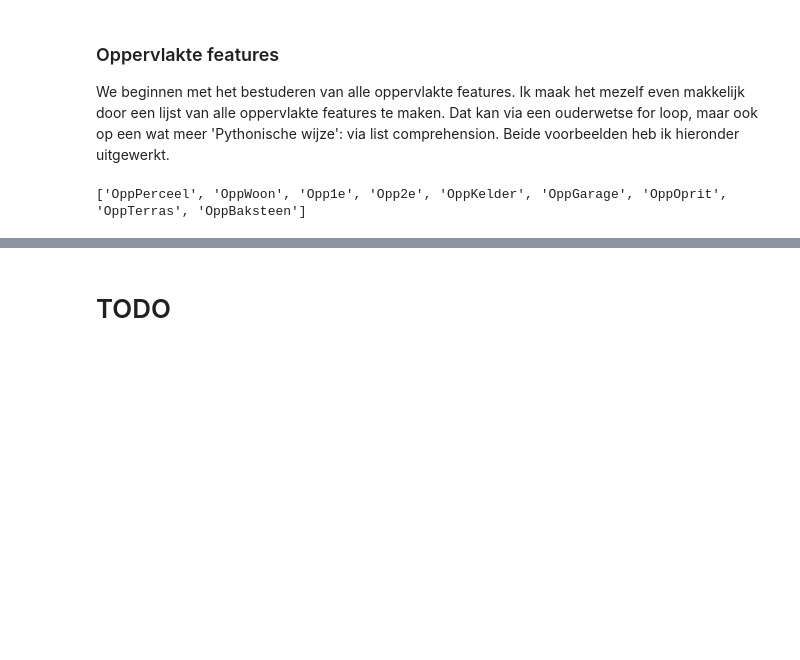
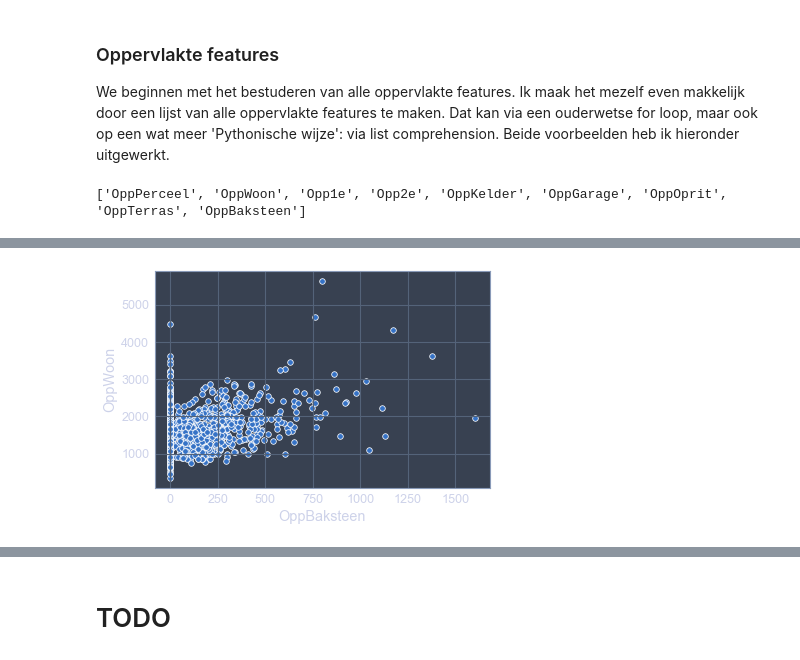
Before and after one commit to pvdwijdeven/Magion, a Jupyter notebook: SIG ML intro.ipynb, the cells around one changed output, grey strips where cells are left out. Cells and saved outputs as stored; diff of their text form; code cells hidden in the pictures; blank space fills up the shorter version.

```diff
--- a/SIG ML intro.ipynb
+++ b/SIG ML intro.ipynb
@@ -342,0 +385,6 @@ print(columns_opp)
+# %%
+sns.scatterplot(x=feature,y='OppWoon',
+                data =df_huis[[feature,'OppWoon']].dropna())
+plt.show()
+# %% [output]
+[figure, added]
```
Also changed, not shown: parts of 39 cells of this notebook, 1 other file.
